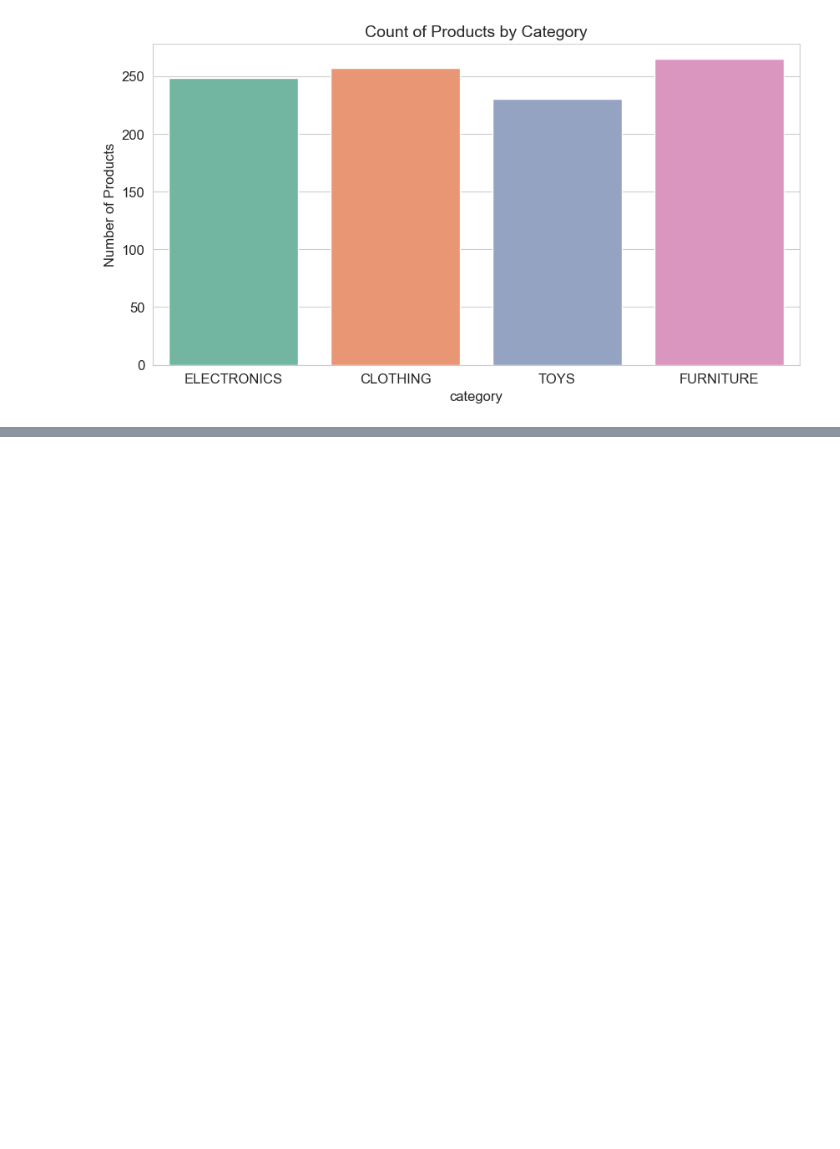
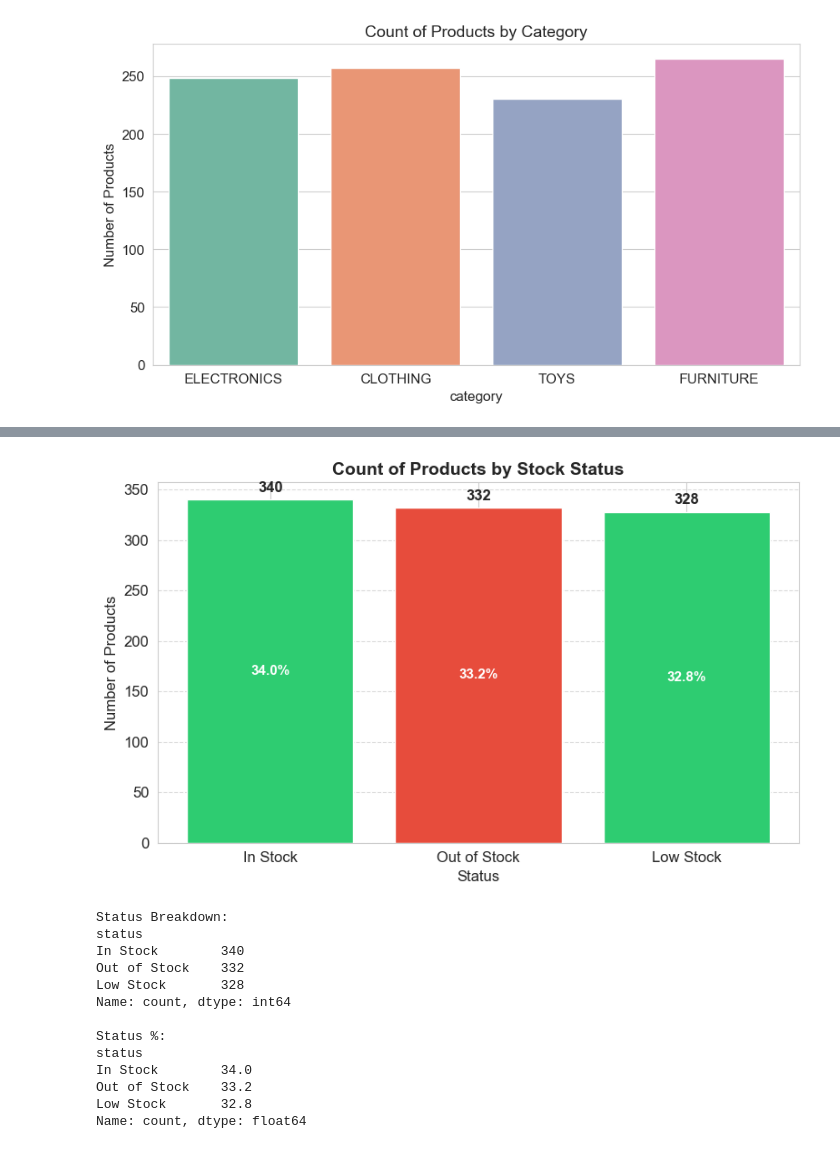
Before and after one commit to elaarhumphrey/Grouping-Products-And-Warehouses-Based-on-Inventory-Patterns, a Jupyter notebook: WAREHOUSE.ipynb, the cells around one changed output, grey strips where cells are left out. Saved outputs shown, nothing was run; the diff lists cells and outputs as text; code cells hidden in the pictures; blank space fills up the shorter version.

```diff
--- a/WAREHOUSE.ipynb
+++ b/WAREHOUSE.ipynb
@@ -219,0 +235,47 @@ Passing `palette` without assigning `hue` is deprecated and will be removed in v
+# %%
+# Count Status
+status_counts = df['status'].value_counts()
+
+# Bar Plot
+plt.figure(figsize=(8,5))
+bars = plt.bar(status_counts.index, status_counts.values, color=['#2ecc71', '#e74c3c']) # Green = In Stock, Red = Out Of Stock
+for bar in bars:
+    yval = bar.get_height()
+    plt.text(bar.get_x() + bar.get_width()/2, yval + 5, int(yval), ha='center', va='bottom', fontsize=12, fontweight='bold')
+
+# Formatting
+plt.title('Count of Products by Stock Status', fontsize=14, fontweight='bold')
+plt.xlabel('Status', fontsize=12)
+plt.ylabel('Number of Products', fontsize=12)
+plt.xticks(rotation=0)
+
+# Percentage Labels
+total = status_counts.sum()
+for i, count in enumerate(status_counts.values):
+    pct = (count / total) * 100
+    plt.text(i, count/2, f'{pct:.1f}%', ha='center', va='center', fontsize=11, color='white', fontweight='bold')
+
+plt.grid(axis='y', linestyle='--', alpha=0.7)
+plt.tight_layout()
+plt.show()
+
+# Print table too
+print("Status Breakdown:")
+print(status_counts)
+print("\nStatus %:")
+print((status_counts/total*100).round(2))
+# %% [output]
+[figure, added]
+Status Breakdown:
+status
+In Stock        340
+Out of Stock    332
+Low Stock       328
+Name: count, dtype: int64
+
+Status %:
+status
+In Stock        34.0
+Out of Stock    33.2
+Low Stock       32.8
+Name: count, dtype: float64
```
Also changed, not shown: parts of 3 cells of this notebook.
